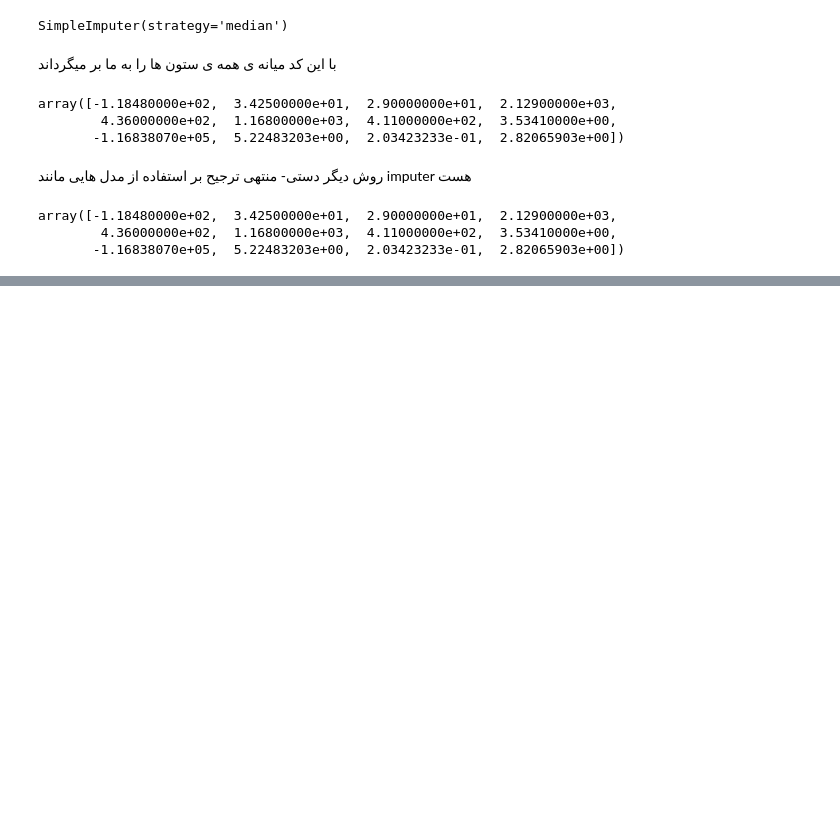
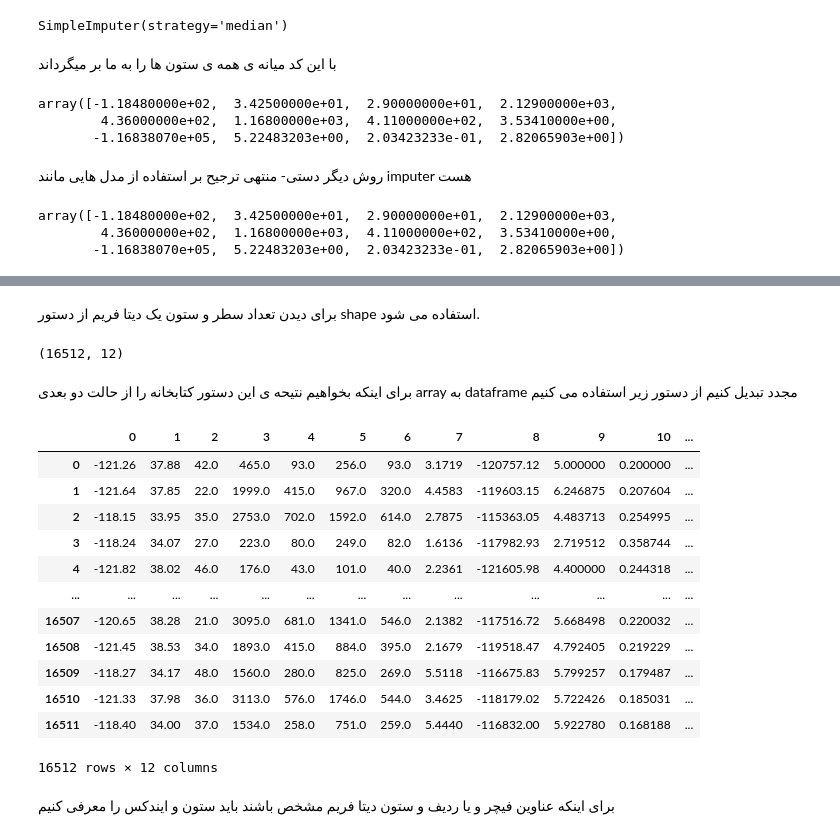
Before and after one commit to zeynabhabibitabar/zeynabhabibitabar, a Jupyter notebook: fill_misse_data.ipynb, the cells around one changed output, grey strips where cells are left out. Cells and saved outputs as stored; diff of their text form; code cells hidden in the pictures; blank space fills up the shorter version.

```diff
--- a/fill_misse_data.ipynb
+++ b/fill_misse_data.ipynb
@@ -1115,8 +1115,8 @@ memory usage: 1.8+ MB
 # %% [markdown]
 زمانی که بین ستون هامون، ستونی داریم که محتوای آن غیر عددی است و میخواهیم با یکی از استراتژی های داده های عددی پیوسته مثل میانه یا میانگین یا ... پرش کنیم، باید اون ستون رو در این روش ابتدا از محاسبه حذف کنیم،
 # %%
-train_features.numeric = train_features.select_dtypes(include=[np.number])
-train_features.numeric.info()
+train_features_numeric = train_features.select_dtypes(include=[np.number])
+train_features_numeric.info()
 # %% [output]
 <class 'pandas.core.frame.DataFrame'>
 Int64Index: 16512 entries, 16415 to 8967
@@ -1138,7 +1138,7 @@ Data columns (total 12 columns):
 dtypes: float64(12)
 memory usage: 1.6 MB
 # %%
-simple_imputer.fit(train_features.numeric)
+simple_imputer.fit(train_features_numeric)
 # %% [output]
 SimpleImputer(strategy='median')
 # %% [markdown]
@@ -1159,0 +1182,26 @@ array([-1.18480000e+02,  3.42500000e+01,  2.90000000e+01,  2.12900000e+03,
+# %% [markdown]
+برای دیدن تعداد سطر و ستون یک دیتا فریم از دستور shape استفاده می شود.
+# %%
+simple_imputer.transform(train_features_numeric).shape
+# %% [output]
+(16512, 12)
+# %% [markdown]
+برای اینکه بخواهیم نتیحه ی این دستور کتابخانه را از حالت دو بعدی array به dataframe مجدد تبدیل کنیم از دستور زیر استفاده می کنیم
+# %%
+pd.DataFrame(simple_imputer.transform(train_features_numeric))
+# %% [output]
+|  | 0 | 1 | 2 | 3 | 4 | 5 | 6 | 7 | 8 | 9 | 10 | ... |
+| 0 | -121.26 | 37.88 | 42.0 | 465.0 | 93.0 | 256.0 | 93.0 | 3.1719 | -120757.12 | 5.000000 | 0.200000 | ... |
+| 1 | -121.64 | 37.85 | 22.0 | 1999.0 | 415.0 | 967.0 | 320.0 | 4.4583 | -119603.15 | 6.246875 | 0.207604 | ... |
+| 2 | -118.15 | 33.95 | 35.0 | 2753.0 | 702.0 | 1592.0 | 614.0 | 2.7875 | -115363.05 | 4.483713 | 0.254995 | ... |
+| 3 | -118.24 | 34.07 | 27.0 | 223.0 | 80.0 | 249.0 | 82.0 | 1.6136 | -117982.93 | 2.719512 | 0.358744 | ... |
+| 4 | -121.82 | 38.02 | 46.0 | 176.0 | 43.0 | 101.0 | 40.0 | 2.2361 | -121605.98 | 4.400000 | 0.244318 | ... |
+| ... | ... | ... | ... | ... | ... | ... | ... | ... | ... | ... | ... | ... |
+| 16507 | -120.65 | 38.28 | 21.0 | 3095.0 | 681.0 | 1341.0 | 546.0 | 2.1382 | -117516.72 | 5.668498 | 0.220032 | ... |
+| 16508 | -121.45 | 38.53 | 34.0 | 1893.0 | 415.0 | 884.0 | 395.0 | 2.1679 | -119518.47 | 4.792405 | 0.219229 | ... |
+| 16509 | -118.27 | 34.17 | 48.0 | 1560.0 | 280.0 | 825.0 | 269.0 | 5.5118 | -116675.83 | 5.799257 | 0.179487 | ... |
+| 16510 | -121.33 | 37.98 | 36.0 | 3113.0 | 576.0 | 1746.0 | 544.0 | 3.4625 | -118179.02 | 5.722426 | 0.185031 | ... |
+| 16511 | -118.40 | 34.00 | 37.0 | 1534.0 | 258.0 | 751.0 | 259.0 | 5.4440 | -116832.00 | 5.922780 | 0.168188 | ... |
+16512 rows × 12 columns
+# %% [markdown]
+برای اینکه عناوین فیچر و یا ردیف و ستون دیتا فریم مشخص باشند باید ستون و ایندکس را معرفی کنیم
```
Also changed, not shown: parts of 5 cells of this notebook.
